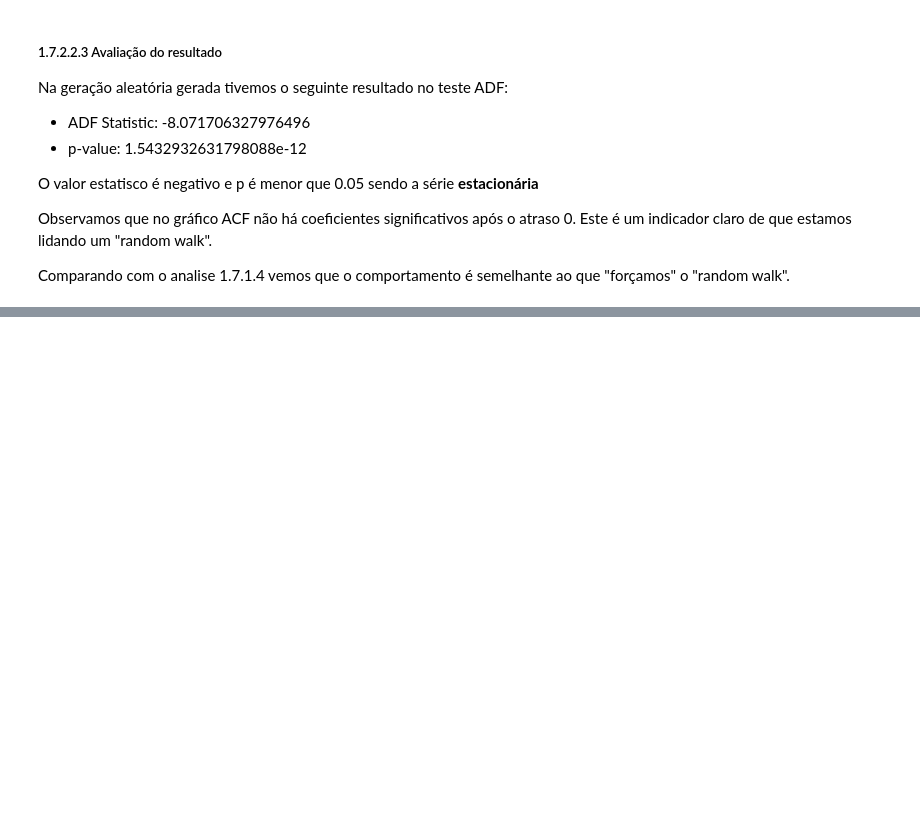
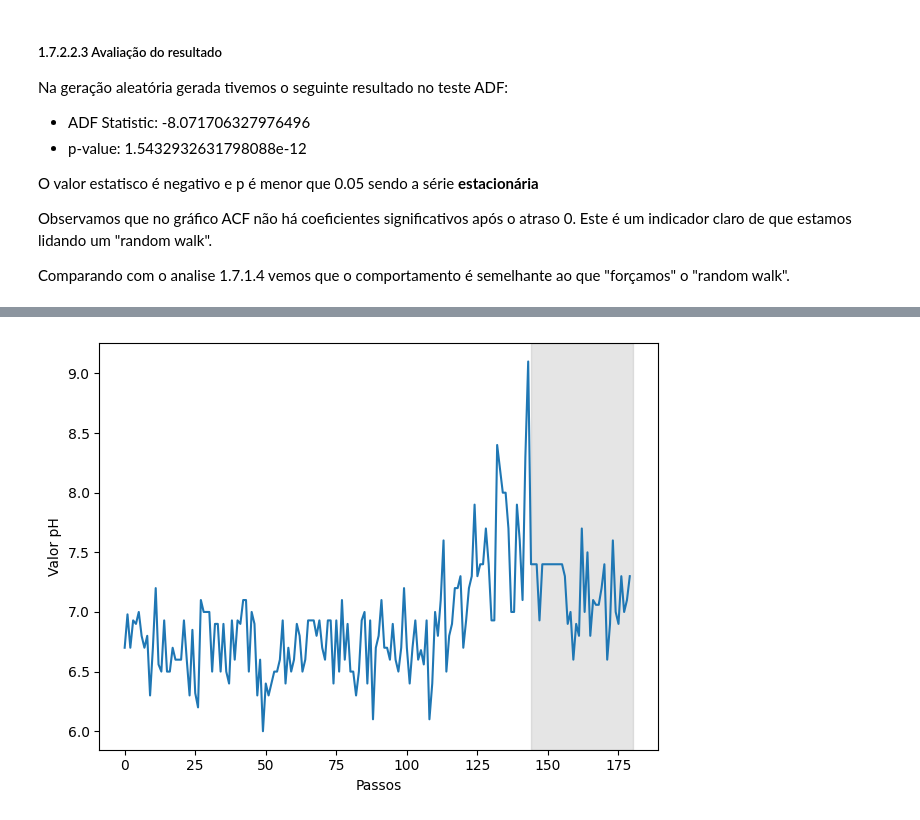
Before and after one commit to laurosampaio/MESC_IA_2023_Data_Science_Seminario_WQI, a Jupyter notebook: MESC_IA_2023_2_DS_SeminárioV2.ipynb, the cells around one changed output, grey strips where cells are left out. Saved outputs shown, nothing was run; the diff lists cells and outputs as text; code cells hidden in the pictures; blank space fills up the shorter version.

```diff
--- a/MESC_IA_2023_2_DS_SeminárioV2.ipynb
+++ b/MESC_IA_2023_2_DS_SeminárioV2.ipynb
@@ -483,0 +504,22 @@ Comparando com o analise 1.7.1.4 vemos que o comportamento é semelhante ao que
+# %%
+dfp = pd.DataFrame({'pH': dff['pH']})
+
+
+#obtem total de valores e 20% desse total
+total_values = len(dfp)
+test_count = int(0.2 * total_values)
+train_count = total_values - test_count
+
+#seleciona 80% para treinamento e 20% para teste
+train = dfp[:train_count]
+test = dfp[train_count:]
+fig, ax = plt.subplots()
+
+ax.plot(dff['pH'])
+ax.set_xlabel('Passos')
+ax.set_ylabel('Valor pH')
+ax.axvspan(train_count, total_values, color='#808080', alpha=0.2)
+
+plt.tight_layout()
+# %% [output]
+[figure, added]
```
Also changed, not shown: parts of 34 cells of this notebook.
